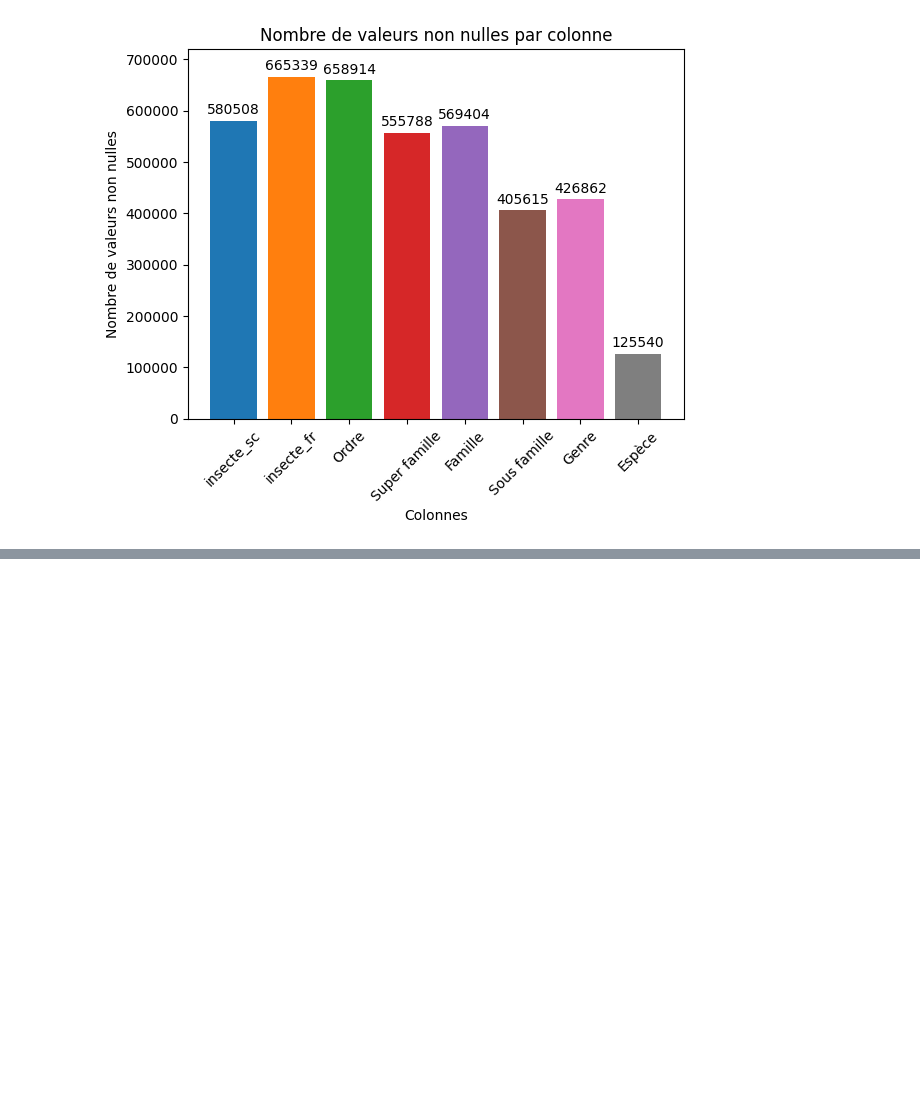
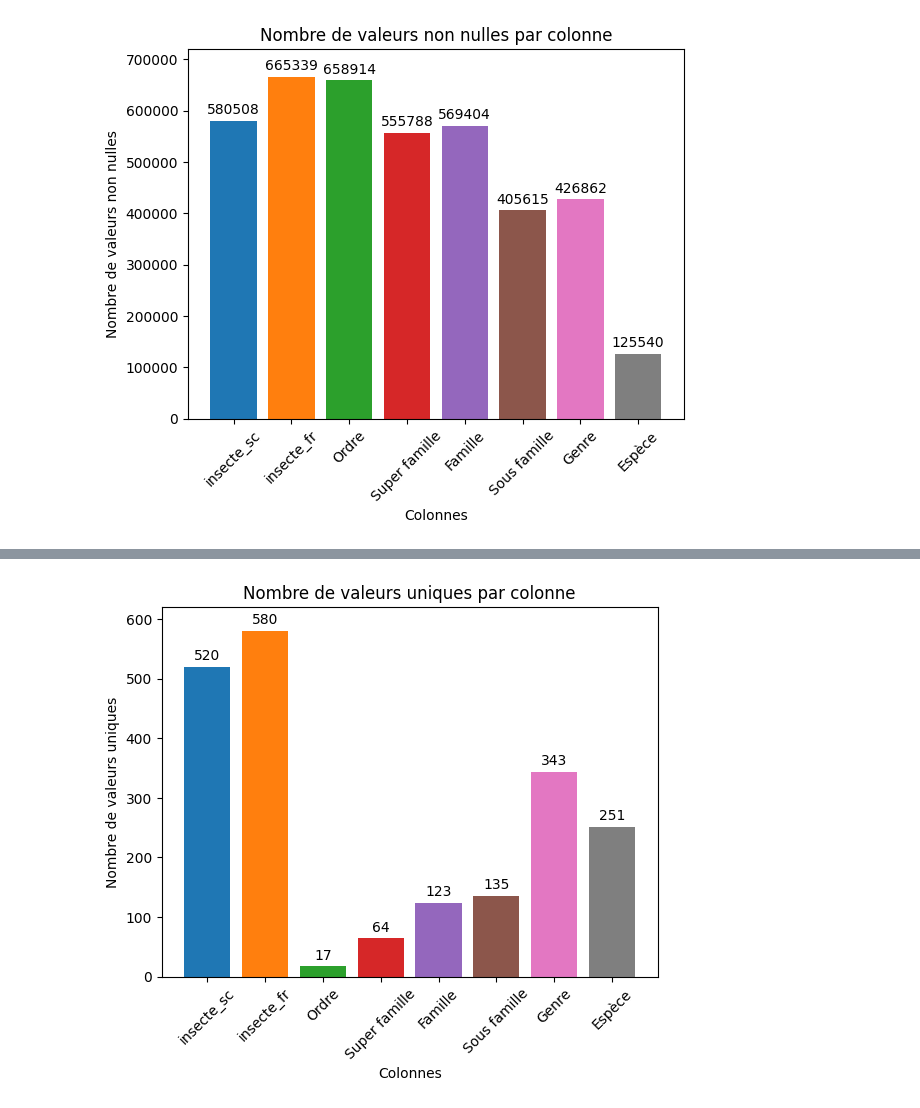
Before and after one commit to juldpnt/fil-rouge-pollinisateurs, a Jupyter notebook: notebooks/insect_classification.ipynb, the cells around one changed output, grey strips where cells are left out. Saved outputs shown, nothing was run; the diff lists cells and outputs as text; code cells hidden in the pictures; blank space fills up the shorter version.

```diff
--- a/notebooks/insect_classification.ipynb
+++ b/notebooks/insect_classification.ipynb
@@ -691,0 +701,22 @@ plt.show()
+# %%
+number_unique = {}
+
+for col in merged_df.columns[1:]:
+    number_unique[col] = len(merged_df[col].unique())
+# %%
+fig, ax = plt.subplots()
+
+for col, value in number_unique.items():
+    p = ax.bar(col, value, label=value)
+    ax.bar_label(p, padding=3)
+
+ax.set_title('Nombre de valeurs uniques par colonne')
+ax.set_xlabel('Colonnes')
+ax.set_xticks(col_name)
+ax.set_xticklabels([i for i in col_name], rotation=45)
+ax.set_ylabel('Nombre de valeurs uniques')
+ax.set_ylim(0, 620)
+
+plt.show()
+# %% [output]
+[figure, added]
```
Also changed, not shown: parts of 6 cells of this notebook.
